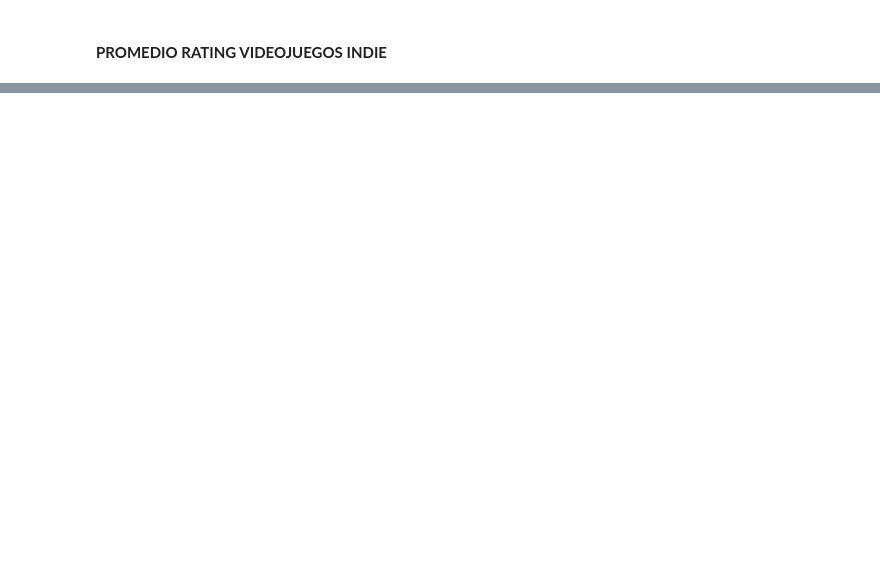
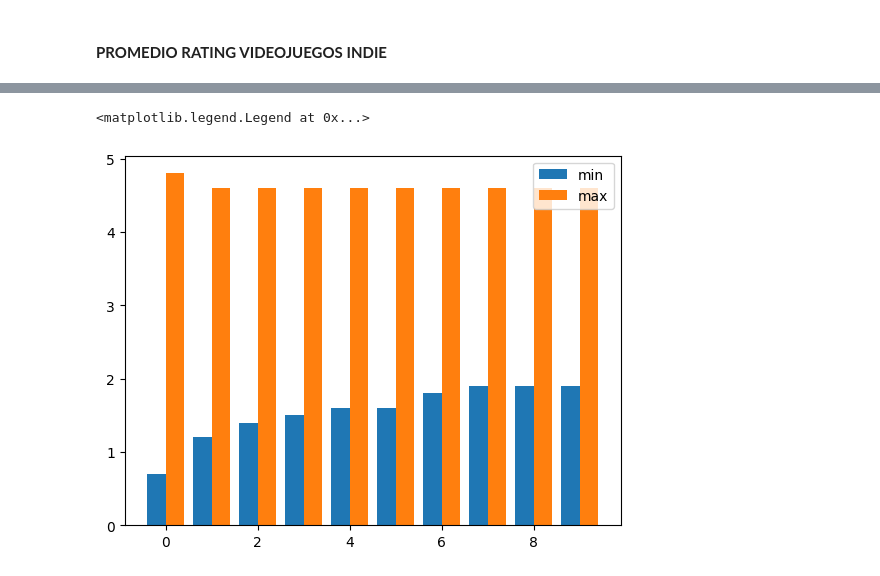
Before and after one commit to Ju4n-4lvaR3Z/Semestre1_ICINF, a Jupyter notebook: clases/jupyter/04-pandas.ipynb, the cells around one changed output, grey strips where cells are left out. Drawn from its saved outputs; the diff is of its cells as text; code cells hidden in the pictures; blank space fills up the shorter version.

```diff
--- a/clases/jupyter/04-pandas.ipynb
+++ b/clases/jupyter/04-pandas.ipynb
@@ -264,0 +311,5 @@ plt.show()
+# %%
+
+datos_null0_min = datos.sort_values(by=['Rating'], ascending=True)
+datos_null0_max = datos_null0
+datos_null0_min.head(10)
@@ -264,0 +329,14 @@ plt.show()
+# %%
+datos_null0_max = datos_null0.sort_values(by=['Rating'], ascending=False)
+
+datos_null0_min_10=datos_null0_min.head(10)
+datos_null0_max_10=datos_null0_max.head(10)
+
+
+plt.bar(np.arange(len(datos_null0_min_10)) - 0.2, datos_null0_min_10['Rating'], 0.4, label = 'min')
+plt.bar(np.arange(len(datos_null0_max_10)) + 0.2, datos_null0_max_10['Rating'], 0.4, label = 'max')
+
+plt.legend()
+# %% [output]
+<matplotlib.legend.Legend at 0x...>
+[figure, added]
```
Also changed, not shown: parts of 12 cells of this notebook, 6 other files.
